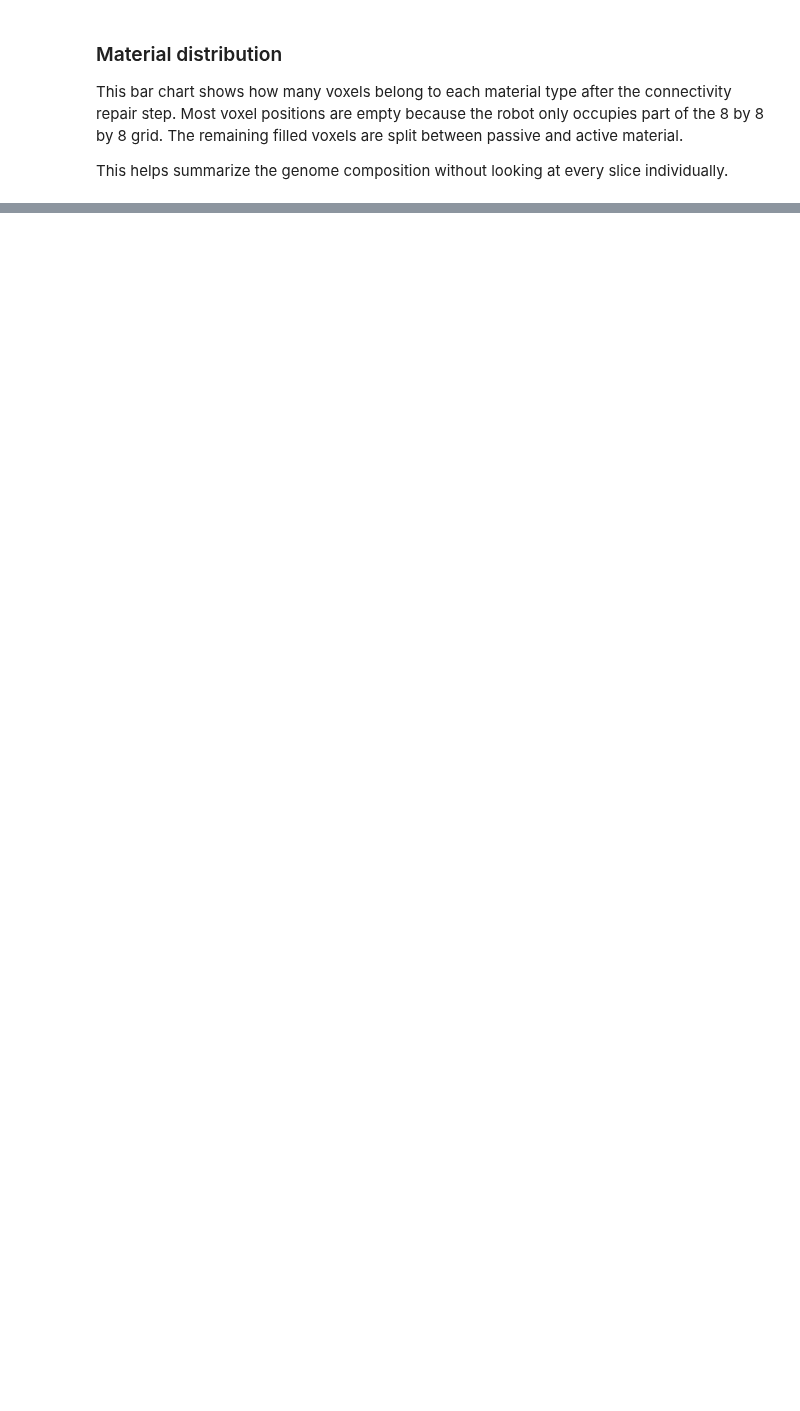
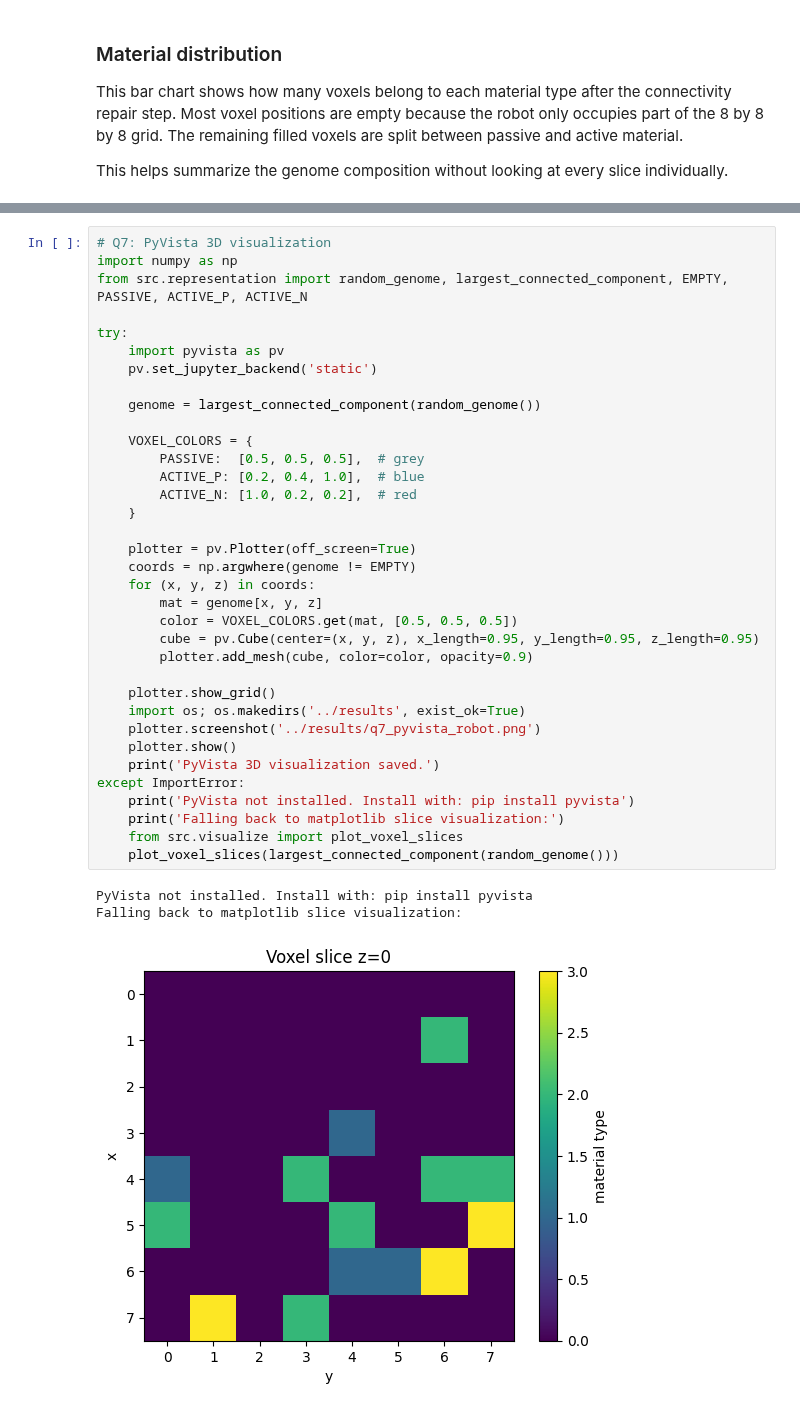
Before and after one commit to ayushishringi/xenobot-exercise, a Jupyter notebook: notebooks/milestone1_notebook.ipynb, the cells around one changed output, grey strips where cells are left out. Cells and saved outputs as stored; diff of their text form; blank space fills up the shorter version.

```diff
--- a/notebooks/milestone1_notebook.ipynb
+++ b/notebooks/milestone1_notebook.ipynb
@@ -98,0 +172,39 @@ This helps summarize the genome composition without looking at every slice indiv
+# %%
+# Q7: PyVista 3D visualization
+import numpy as np
+from src.representation import random_genome, largest_connected_component, EMPTY, PASSIVE, ACTIVE_P, ACTIVE_N
+
+try:
+    import pyvista as pv
+    pv.set_jupyter_backend('static')
+
+    genome = largest_connected_component(random_genome())
+
+    VOXEL_COLORS = {
+        PASSIVE:  [0.5, 0.5, 0.5],  # grey
+        ACTIVE_P: [0.2, 0.4, 1.0],  # blue
+        ACTIVE_N: [1.0, 0.2, 0.2],  # red
+    }
+
+    plotter = pv.Plotter(off_screen=True)
+    coords = np.argwhere(genome != EMPTY)
+    for (x, y, z) in coords:
+        mat = genome[x, y, z]
+        color = VOXEL_COLORS.get(mat, [0.5, 0.5, 0.5])
+        cube = pv.Cube(center=(x, y, z), x_length=0.95, y_length=0.95, z_length=0.95)
+        plotter.add_mesh(cube, color=color, opacity=0.9)
+
+    plotter.show_grid()
+    import os; os.makedirs('../results', exist_ok=True)
+    plotter.screenshot('../results/q7_pyvista_robot.png')
+    plotter.show()
+    print('PyVista 3D visualization saved.')
+except ImportError:
+    print('PyVista not installed. Install with: pip install pyvista')
+    print('Falling back to matplotlib slice visualization:')
+    from src.visualize import plot_voxel_slices
+    plot_voxel_slices(largest_connected_component(random_genome()))
+# %% [output]
+PyVista not installed. Install with: pip install pyvista
+Falling back to matplotlib slice visualization:
+[figure, added]
```
Also changed, not shown: parts of 14 cells of this notebook, 1 other file.
